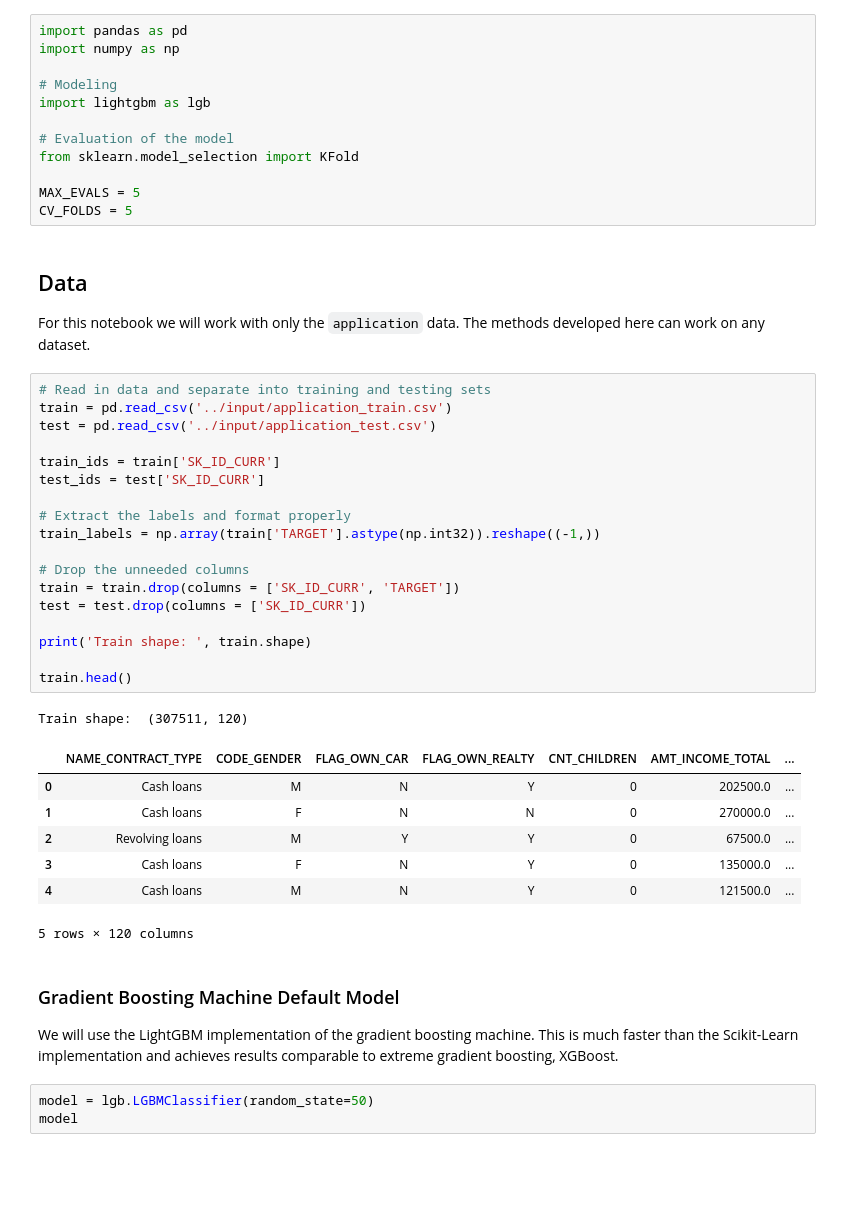
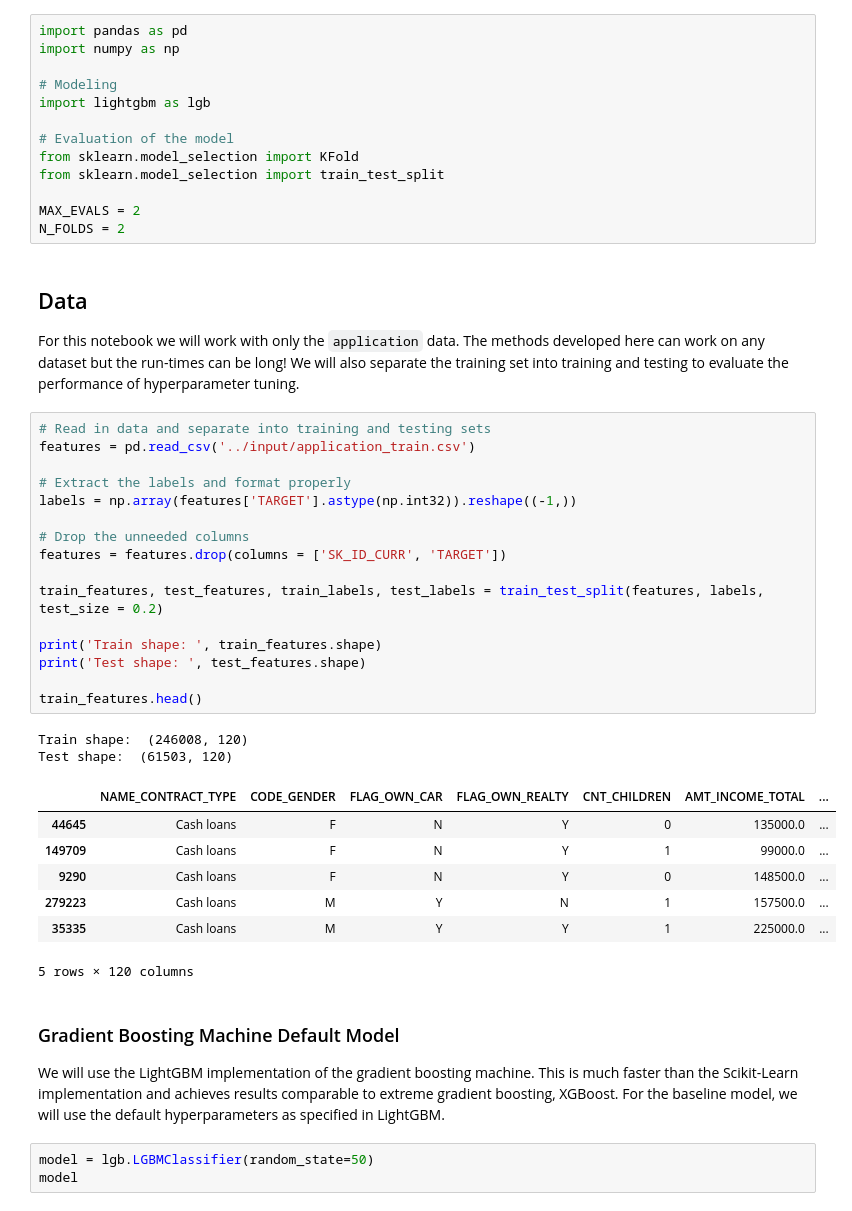
Before and after one commit to WillKoehrsen/hyperparameter-optimization, a Jupyter notebook: Kaggle Version of Bayesian Hyperparameter Optimization of GBM.ipynb, the cells around one changed output. Cells and saved outputs as stored; diff of their text form; blank space fills up the shorter version.

Commit message:
Working on applying hyperparameter optimization to Kaggle

```diff
--- a/Kaggle Version of Bayesian Hyperparameter Optimization of GBM.ipynb
+++ b/Kaggle Version of Bayesian Hyperparameter Optimization of GBM.ipynb
@@ -11,44 +17,44 @@ import lightgbm as lgb
 
 # Evaluation of the model
 from sklearn.model_selection import KFold
+from sklearn.model_selection import train_test_split
 
-MAX_EVALS = 5
-CV_FOLDS = 5
+MAX_EVALS = 2
+N_FOLDS = 2
 # %% [markdown]
 ## Data
 
-For this notebook we will work with only the `application` data. The methods developed here can work on any dataset.
+For this notebook we will work with only the `application` data. The methods developed here can work on any dataset but the run-times can be long! We will also separate the training set into training and testing to evaluate the performance of hyperparameter tuning.
 # %%
 # Read in data and separate into training and testing sets
-train = pd.read_csv('../input/application_train.csv')
-test = pd.read_csv('../input/application_test.csv')
-
-train_ids = train['SK_ID_CURR']
-test_ids = test['SK_ID_CURR']
+features = pd.read_csv('../input/application_train.csv')
 
 # Extract the labels and format properly
-train_labels = np.array(train['TARGET'].astype(np.int32)).reshape((-1,))
+labels = np.array(features['TARGET'].astype(np.int32)).reshape((-1,))
 
 # Drop the unneeded columns
-train = train.drop(columns = ['SK_ID_CURR', 'TARGET'])
-test = test.drop(columns = ['SK_ID_CURR'])
+features = features.drop(columns = ['SK_ID_CURR', 'TARGET'])
 
-print('Train shape: ', train.shape)
+train_features, test_features, train_labels, test_labels = train_test_split(features, labels, test_size = 0.2)
 
-train.head()
+print('Train shape: ', train_features.shape)
+print('Test shape: ', test_features.shape)
+
+train_features.head()
 # %% [output]
-Train shape:  (307511, 120)
+Train shape:  (246008, 120)
+Test shape:  (61503, 120)
 |  | NAME_CONTRACT_TYPE | CODE_GENDER | FLAG_OWN_CAR | FLAG_OWN_REALTY | CNT_CHILDREN | AMT_INCOME_TOTAL | ... |
-| 0 | Cash loans | M | N | Y | 0 | 202500.0 | ... |
-| 1 | Cash loans | F | N | N | 0 | 270000.0 | ... |
-| 2 | Revolving loans | M | Y | Y | 0 | 67500.0 | ... |
-| 3 | Cash loans | F | N | Y | 0 | 135000.0 | ... |
-| 4 | Cash loans | M | N | Y | 0 | 121500.0 | ... |
+| 44645 | Cash loans | F | N | Y | 0 | 135000.0 | ... |
+| 149709 | Cash loans | F | N | Y | 1 | 99000.0 | ... |
+| 9290 | Cash loans | F | N | Y | 0 | 148500.0 | ... |
+| 279223 | Cash loans | M | Y | N | 1 | 157500.0 | ... |
+| 35335 | Cash loans | M | Y | Y | 1 | 225000.0 | ... |
 5 rows × 120 columns
 # %% [markdown]
 ### Gradient Boosting Machine Default Model
 
-We will use the LightGBM implementation of the gradient boosting machine. This is much faster than the Scikit-Learn implementation and achieves results comparable to extreme gradient boosting, XGBoost.
+We will use the LightGBM implementation of the gradient boosting machine. This is much faster than the Scikit-Learn implementation and achieves results comparable to extreme gradient boosting, XGBoost. For the baseline model, we will use the default hyperparameters as specified in LightGBM.
 # %%
 model = lgb.LGBMClassifier(random_state=50)
 model
```
Also changed, not shown: parts of 117 cells of this notebook.
